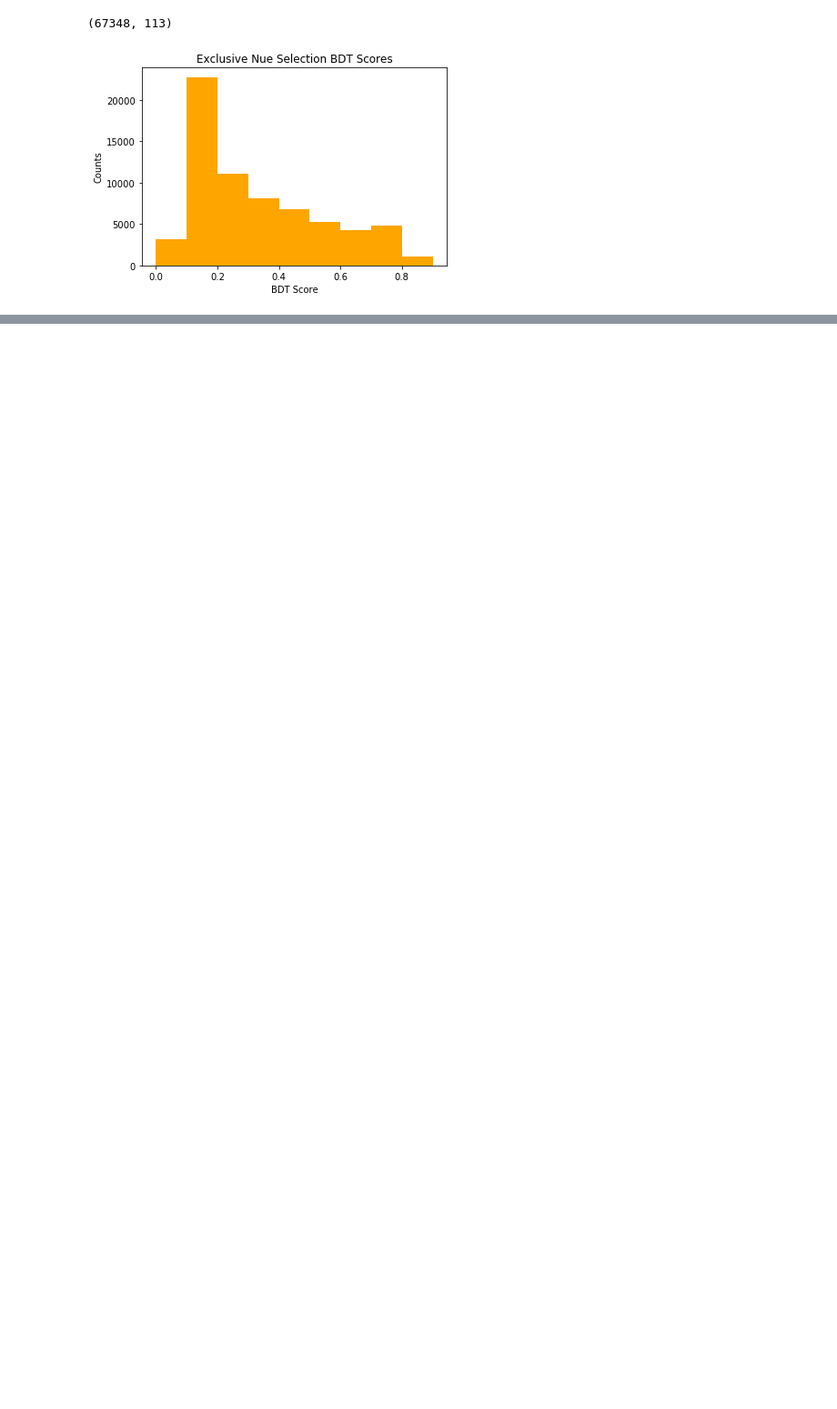
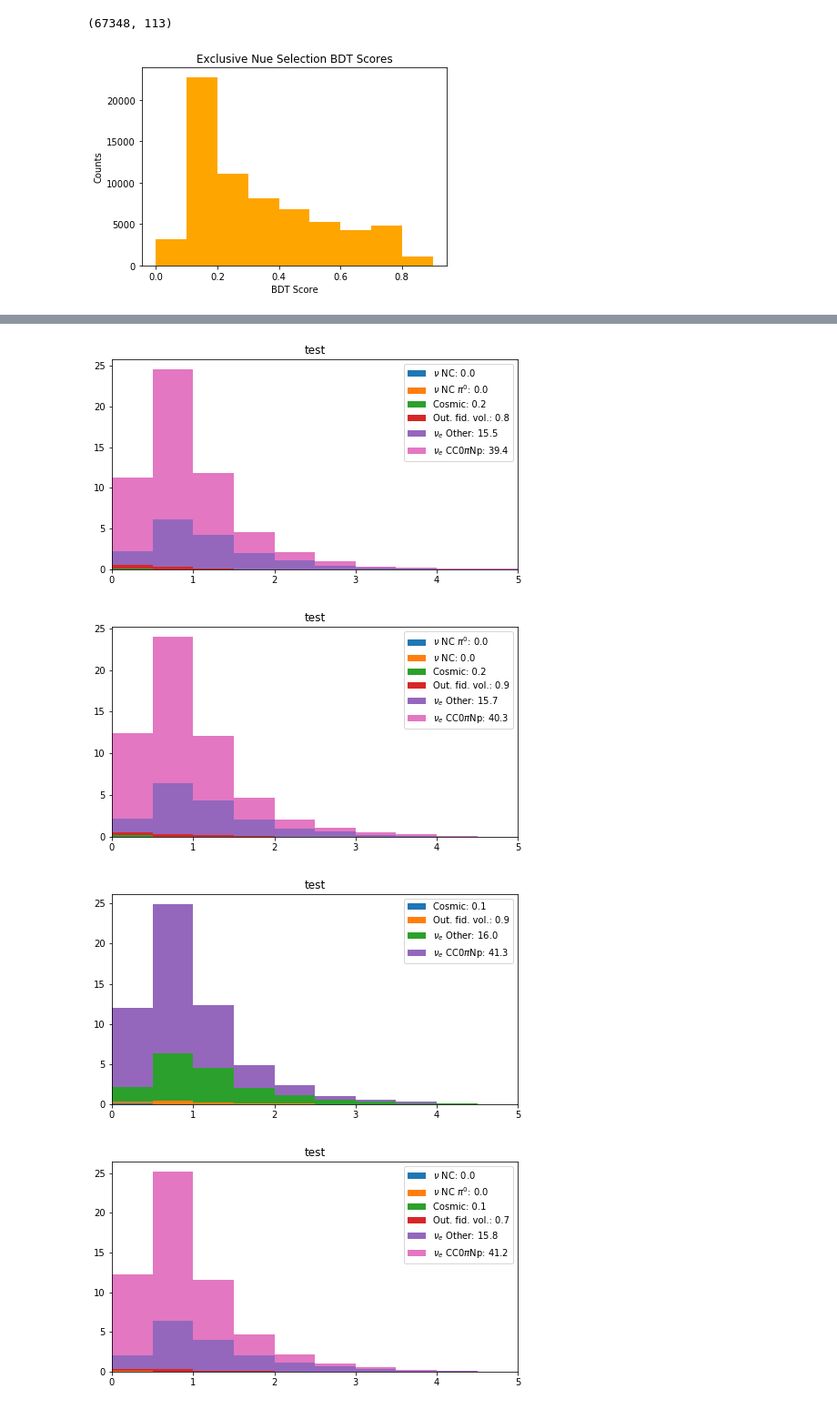
Before and after one commit to afm1g15/PELEE, a Jupyter notebook: Batch_Processing_Alex.ipynb, the cells around one changed output, grey strips where cells are left out. Shown: that part at 91% size. Saved outputs shown, nothing was run; the diff lists cells and outputs as text; code cells hidden in the pictures; blank space fills up the shorter version.

```diff
--- a/Batch_Processing_Alex.ipynb
+++ b/Batch_Processing_Alex.ipynb
@@ -473,0 +558,24 @@ EIGHT DIFF
+# %%
+from matplotlib import gridspec
+
+for i in range(int(n_events/batch_size)+1):
+    nue_fig = plt.figure(figsize=(8, 7))
+    nue_gs = gridspec.GridSpec(2, 1, height_ratios=[2, 1])
+    nue_ax1 = plt.subplot(nue_gs[0])
+    nue_ax1.set_xlim([0, 5])
+
+    nue_stacked = nue_ax1.hist(
+                varss[i].values(),
+                weights=list(weightss[i].values()),
+                stacked=True,
+                label=labss[i],
+                bins=BINS,
+                range=RANGE)
+
+    plt.title("test")
+    plt.legend()
+# %% [output]
+[figure, added]
+[figure, added]
+[figure, added]
+[figure, added]
```
Also changed, not shown: parts of 9 cells of this notebook, 2 other files.
